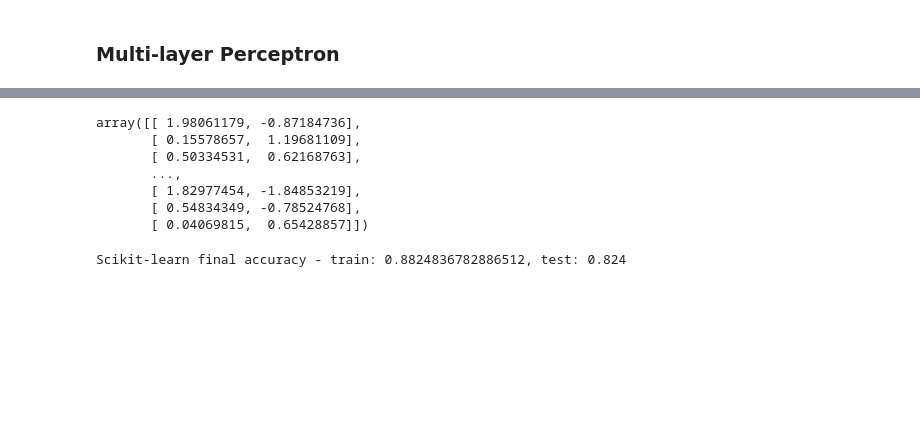
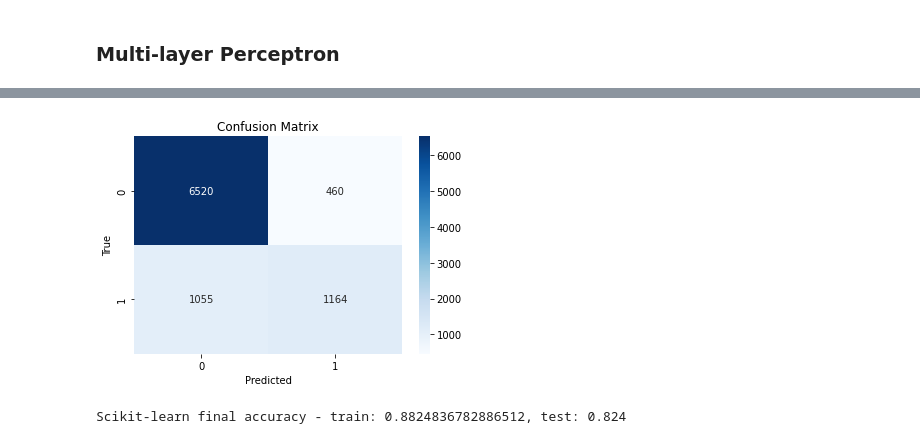
Before and after one commit to avramstefan/DS-Salary-AVC, a Jupyter notebook: main.ipynb, the cells around one changed output, grey strips where cells are left out. Drawn from its saved outputs; the diff is of its cells as text; code cells hidden in the pictures; blank space fills up the shorter version.

```diff
--- a/main.ipynb
+++ b/main.ipynb
@@ -1269,8 +1269,8 @@ Scikit-learn final accuracy - train: 0.83053201833588, test: 0.826
 # %% [markdown]
 ### Multi-layer Perceptron
 # %%
-MLP.run(
-    epochs=100,
+Y = MLP.run(
+    epochs=80,
     batch_size=128,
     hidden_layer_sizes=300,
     mode=Mode.SGD.value,
@@ -1279,4 +1279,6 @@ MLP.run(
     test={"X": X_test, "T": T_test},
     full={"X": X, "T": T}
 )
+
+Classifier.visualize_confusion_matrix(T.values, np.argmax(Y, axis=1))
 # %% [output]
@@ -1300,10 +1302,4 @@ Final accuracy: 0.8388955321230569
-array([[ 1.98061179, -0.87184736],
-       [ 0.15578657,  1.19681109],
-       [ 0.50334531,  0.62168763],
-       ...,
-       [ 1.82977454, -1.84853219],
-       [ 0.54834349, -0.78524768],
-       [ 0.04069815,  0.65428857]])
+[figure, added]
 # %%
 clf = SKMLPClassifier(random_state=1, max_iter=1000).fit(X_train, T_train)
 Y = clf.predict(X)
```
Also changed, not shown: parts of 3 cells of this notebook.
